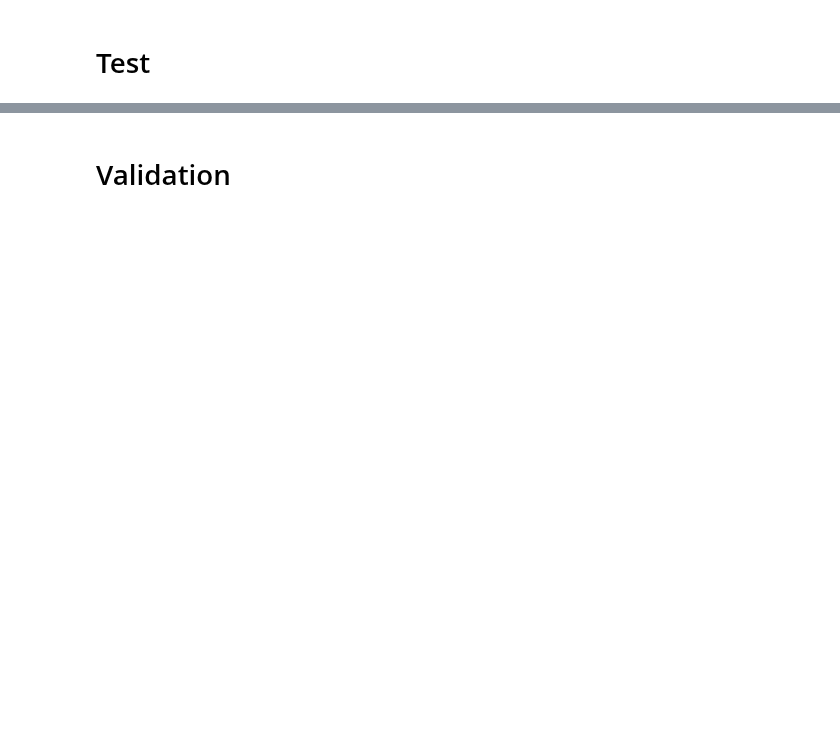
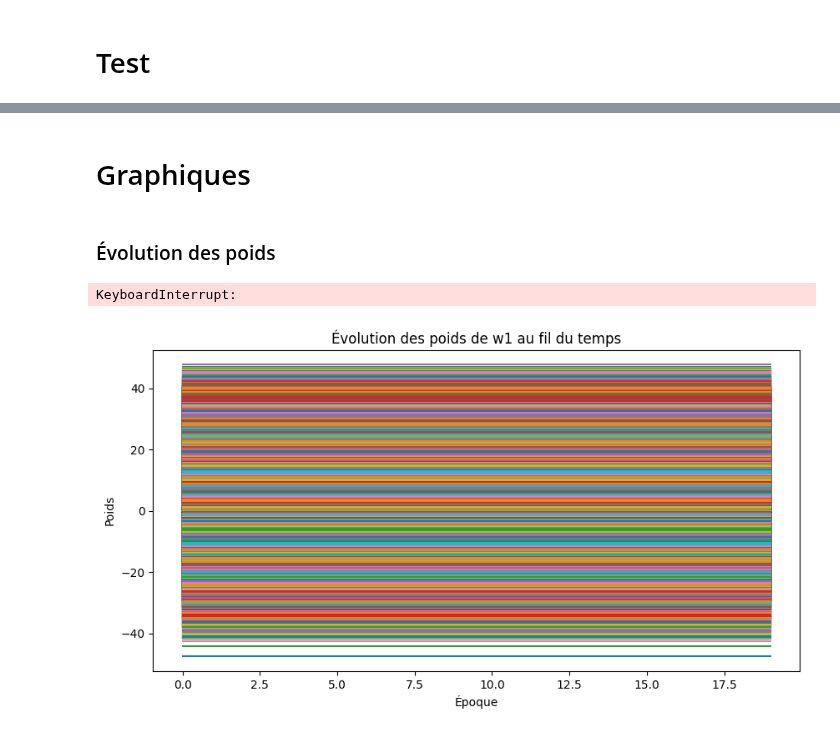
Before and after one commit to TheBehst/GEI723-APP3, a Jupyter notebook: Code_a_trous_Backprop_in_SNN_with_Pytorch_2024.ipynb, the cells around one changed output, grey strips where cells are left out. Cells and saved outputs as stored; diff of their text form; code cells hidden in the pictures; blank space fills up the shorter version.

Commit message:
evolution poids marche pas

```diff
--- a/Code_a_trous_Backprop_in_SNN_with_Pytorch_2024.ipynb
+++ b/Code_a_trous_Backprop_in_SNN_with_Pytorch_2024.ipynb
@@ -264,7 +321,8 @@ def run_spiking_layer(input_spike_train, layer_weights, tau_v=20*units.ms, tau_i
 
         # Apply the non-differentiable function
         #recorded_spikes_at_t = SpikeFunction.apply(membrane_potential_at_t - v_threshold)
-        recorded_spikes_at_t = SpikeFunction.apply(membrane_potential_at_t - v_threshold, activation_type='relu')
+        recorded_spikes_at_t = SpikeFunction.apply(membrane_potential_at_t - v_threshold)
+        #, activation_type='relu'
         #activation_type='leaky_relu', alpha=0.01
         #activation_type='abs_relu'
 
@@ -287,6 +345,10 @@ number_of_batches = len(train_indices) // batch_size
 params = [w1, w2]  # Trainable parameters
 optimizer = torch.optim.Adam(params, lr=0.01, amsgrad=True)
 loss_fn = torch.nn.MSELoss(reduction='mean')
+
+# Initialisation des listes pour stocker les poids
+w1_history = []
+w2_history = []
 
 for e in range(nb_of_epochs):
     epoch_loss = 0
@@ -313,5 +375,10 @@ for e in range(nb_of_epochs):
         optimizer.step()
         epoch_loss += loss.item()
 
-    print("Epoch %i -- loss : %.4f" %(e+1, epoch_loss / number_of_batches))
+    print("\nEpoch %i -- loss : %.4f" %(e+1, epoch_loss / number_of_batches))
+    # Affichage des 1er, 2e et dernier poids de w1 et w2
+    print(f"Weight evolution - w1: First = {w1.detach().cpu().numpy()[0][0]}, Second = {w1.detach().cpu().numpy()[1][0]}, Last = {w1.detach().cpu().numpy()[-1][0]}")
+    print(f"Weight evolution - w2: First = {w2.detach().cpu().numpy()[0][0]}, Second = {w2.detach().cpu().numpy()[1][0]}, Last = {w2.detach().cpu().numpy()[-1][0]}")
+    w1_history.append(w1.detach().cpu().numpy())
+    w2_history.append(w2.detach().cpu().numpy())
 # %% [output]
@@ -342,2 +444,36 @@ print("Model accuracy on test set: %.3f" % (correct_label_count / len(test_indic
 # %% [markdown]
-# Validation
+# Graphiques
+# %% [markdown]
+### Évolution des poids
+# %%
+# Convertir les listes en un format utilisable pour matplotlib
+w1_history = np.array(w1_history)
+w2_history = np.array(w2_history)
+
+# Sélectionner 1/100 des indices pour alléger les graphiques
+step = max(1, len(w1_history) // 100)
+
+# Tracer l'évolution des poids de la couche 1 (w1)
+plt.figure(figsize=(10, 5))
+for i in range(w1_history.shape[1]):  # itère sur chaque neurone de la couche 1
+    plt.plot(w1_history[::step, i], label=f"Poids neurone {i+1}")
+plt.title("Évolution des poids de w1 au fil du temps")
+plt.xlabel("Époque")
+plt.ylabel("Poids")
+plt.legend(loc='best')
+plt.grid(True)
+plt.show()
+
+# Tracer l'évolution des poids de la couche 2 (w2)
+plt.figure(figsize=(10, 5))
+for i in range(w2_history.shape[1]):  # itère sur chaque neurone de la couche 2
+    plt.plot(w2_history[::step, i], label=f"Poids neurone {i+1}")
+plt.title("Évolution des poids de w2 au fil du temps")
+plt.xlabel("Époque")
+plt.ylabel("Poids")
+plt.legend(loc='best')
+plt.grid(True)
+plt.show()
+# %% [output]
+KeyboardInterrupt:
+[figure, added]
```
Also changed, not shown: parts of 13 cells of this notebook.
